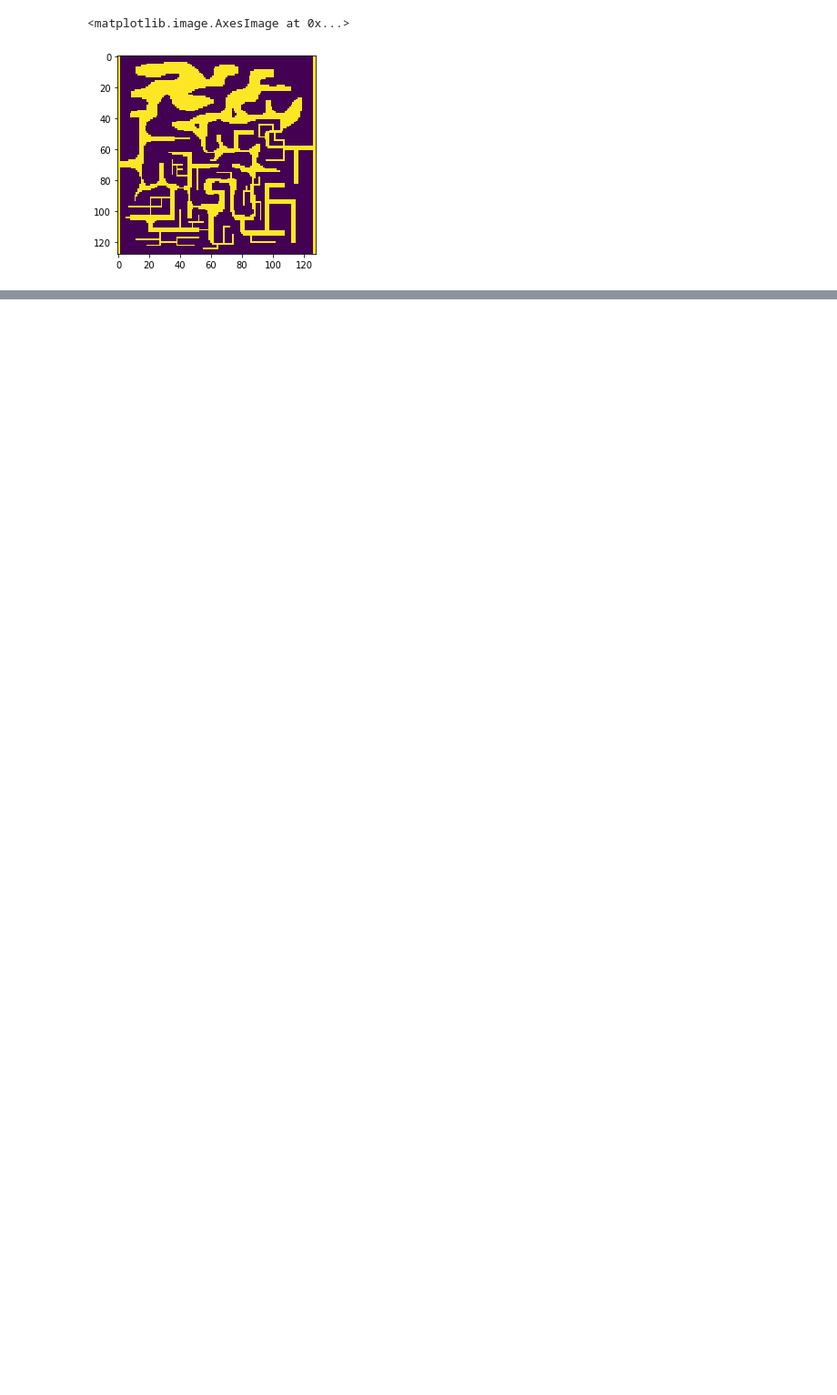
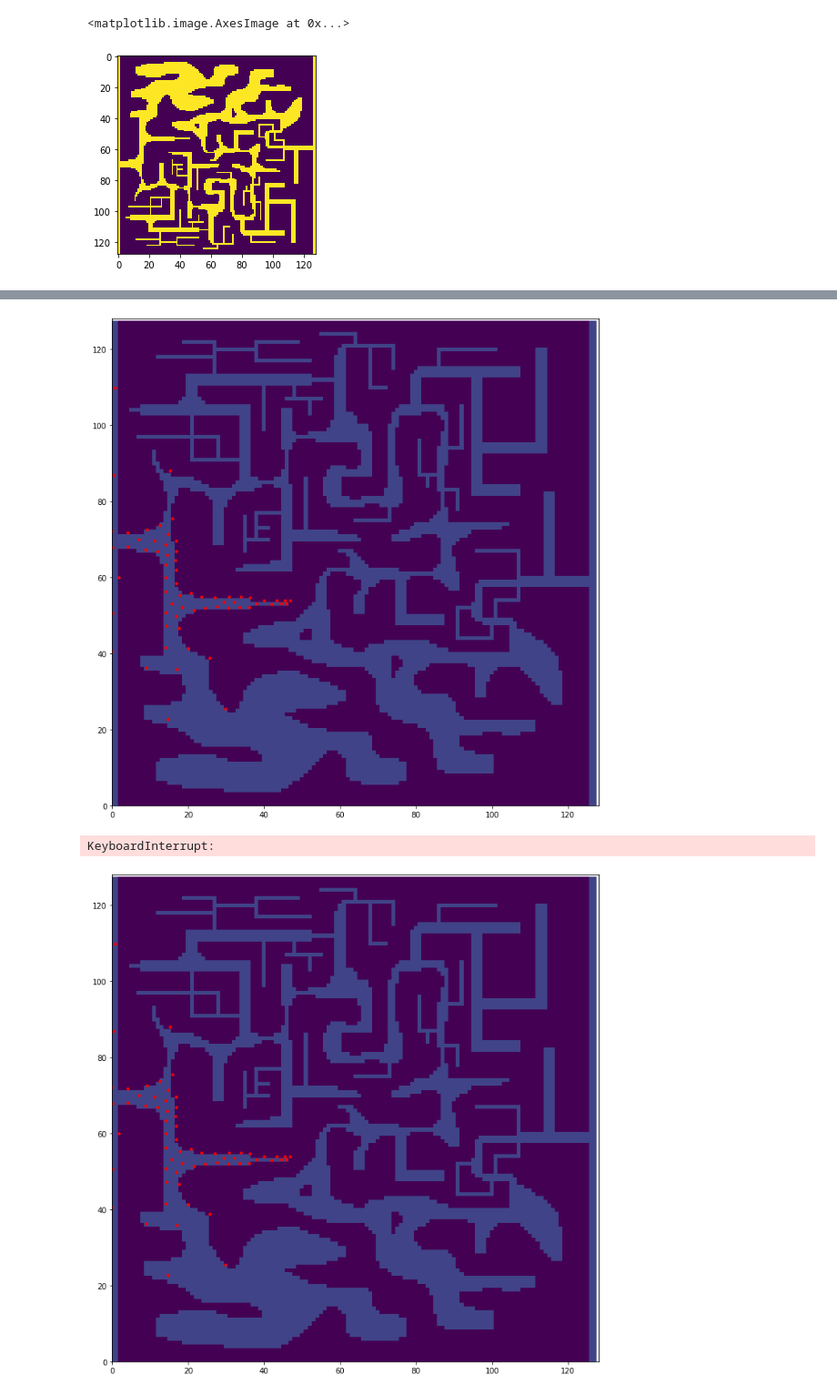
Before and after one commit to ngutten/StreamNotebooks, a Jupyter notebook: novelty_search/NoveltySearch.ipynb, the cells around one changed output, grey strips where cells are left out. Shown at 91% size. Cells and saved outputs as stored; diff of their text form; code cells hidden in the pictures; blank space fills up the shorter version.

Commit message:
Added variations on spanning population novelty search

```diff
--- a/novelty_search/NoveltySearch.ipynb
+++ b/novelty_search/NoveltySearch.ipynb
@@ -25,16 +61,4 @@ plt.imshow(maze, interpolation='nearest')
 # %%
-def diminishingMean(x):
-    z = np.sort(x)
-    w = np.arange(x.shape[0])**4
-
-    return np.sum(w*z)/np.sum(w)
-
-def diversity(x):
-    dist = np.sqrt(np.sum((x[np.newaxis,:,:]-x[:,np.newaxis,:])**2,axis=2))
-    dist = dist + 1e9 * np.eye(dist.shape[0], dist.shape[1])
-
-    return np.min(dist,axis=0).mean()
-
 class MAPElites():
     def __init__(self, RESOLUTION = 16, NICHE_POP = 1, xmin=0, xmax=128, ymin=0, ymax=128):
         self.niches = [ [ [] for i in range(RESOLUTION) ] for j in range(RESOLUTION) ]
@@ -142,7 +157,7 @@ KeyboardInterrupt:
 # %%
-def spanPopulation(N, population, fitness, steps=100):
+def spanPopulation(N, population, fitness, steps=100, alpha=2):
     zs = np.array([s for s in population])
-    dist = np.mean((zs[np.newaxis,:,:]-zs[:,np.newaxis,:])**2, axis=2)
+    dist = np.power(np.sum((zs[np.newaxis,:,:2]-zs[:,np.newaxis,:2])**2, axis=2), 1.0/alpha)
     dist = dist + 1e9 * np.eye(dist.shape[0], dist.shape[1])
 
     def evalDist(sp):
@@ -153,7 +168,7 @@ def spanPopulation(N, population, fitness, steps=100):
     if N>len(population):
         return population, 0
 
-    subpop = np.random.permutation(len(population))[:N]
+    subpop = np.arange(N)#random.permutation(len(population))[:N]
     score = evalDist(subpop)
 
     for i in range(steps):
@@ -174,4 +189,7 @@ def spanPopulation(N, population, fitness, steps=100):
             subpop = subpop2
             score = score2
 
-    return [population[i] for i in subpop], score
+    subdist = dist[subpop[:,np.newaxis], subpop[np.newaxis,:]]
+    mindist = np.min(subdist,axis=0)
+
+    return [population[i] for i in subpop], mindist.mean()
@@ -178,2 +198,25 @@ def spanPopulation(N, population, fitness, steps=100):
 # %%
-population = [np.array([64,0]) for i in range(16)]
+population = [np.array([64,0]) for i in range(64)]
+# %%
+for step in range(1000):
+    while len(population)<1024:
+        p = mutate2(population[np.random.randint(len(population))])
+        f = fitness(p)
+        if f>=0:
+            population.append(p)
+    population, _ = spanPopulation(64, population, fitness, steps=1000)
+
+    if step%10 == 0:
+        plt.clf()
+        plt.imshow(maze, vmin=0,vmax=5)
+        plt.scatter(np.array(population)[:,1], np.array(population)[:,0], c='r', s=10)
+        plt.xlim(0,128)
+        plt.ylim(0,128)
+        plt.gcf().set_size_inches((12,12))
+        display.clear_output(wait=True)
+        display.display(plt.gcf())
+        time.sleep(0.01)
+# %% [output]
+[figure, added]
+KeyboardInterrupt:
+[figure, added]
```
Also changed, not shown: parts of 23 cells of this notebook.
